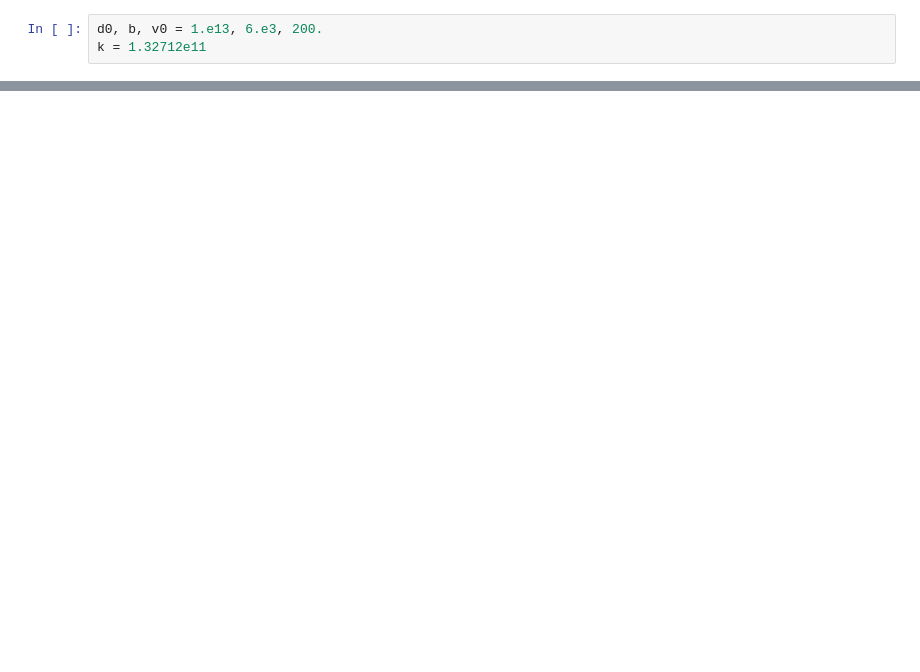
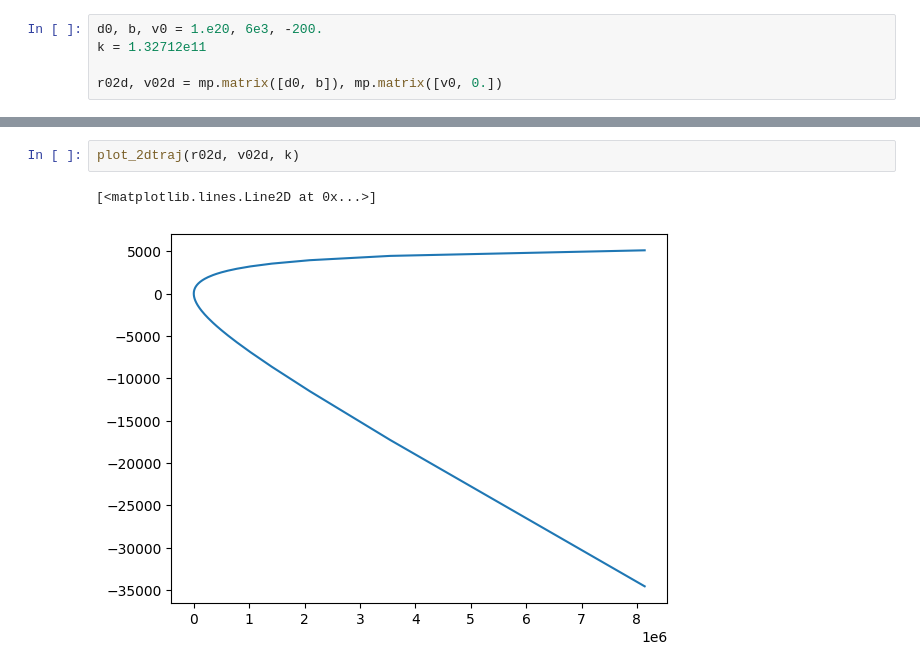
Before and after one commit to gsalinasphys/orbits, a Jupyter notebook: orbit2d.ipynb, the cells around one changed output, grey strips where cells are left out. Drawn from its saved outputs; the diff is of its cells as text; blank space fills up the shorter version.

```diff
--- a/orbit2d.ipynb
+++ b/orbit2d.ipynb
@@ -5,5 +5,7 @@ import numpy as np
 import mpmath as mp
 mp.mp.dps = 50
 # %%
-d0, b, v0 = 1.e13, 6.e3, 200.
+d0, b, v0 = 1.e20, 6e3, -200.
 k = 1.32712e11
+
+r02d, v02d = mp.matrix([d0, b]), mp.matrix([v0, 0.])
@@ -61,2 +67,7 @@ tsa = np.array(ts(thetas), dtype=float)
+# %%
+plot_2dtraj(r02d, v02d, k)
+# %% [output]
+[<matplotlib.lines.Line2D at 0x...>]
+[figure, added]
 # %%
 def is_monotonic(A):
```
Also changed, not shown: parts of 14 cells of this notebook, 7 other files.
